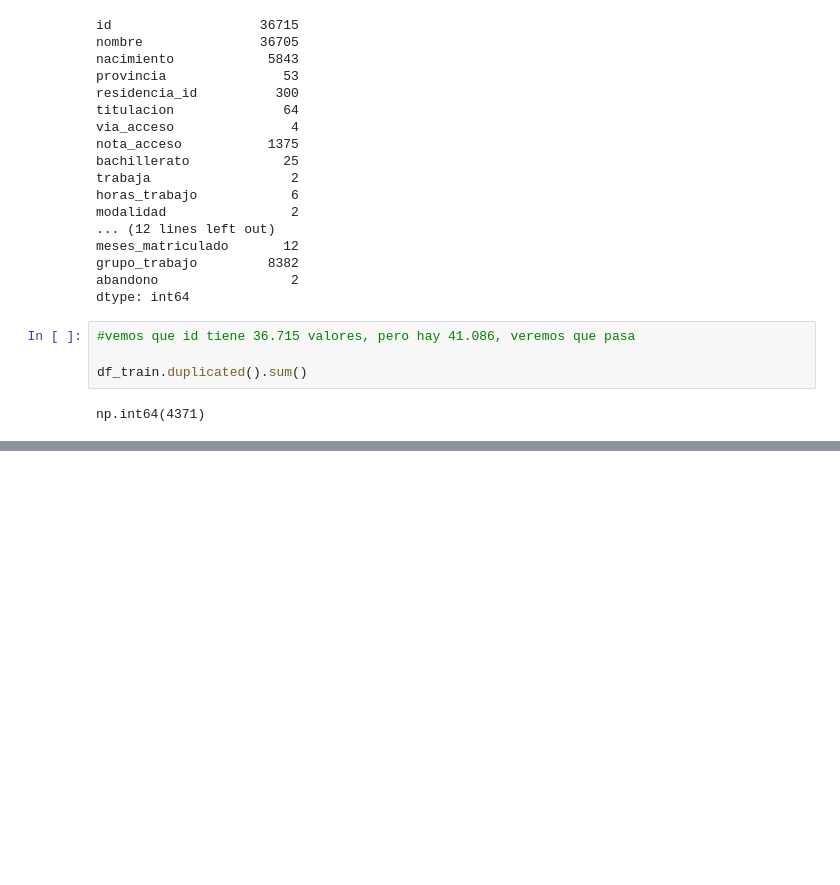
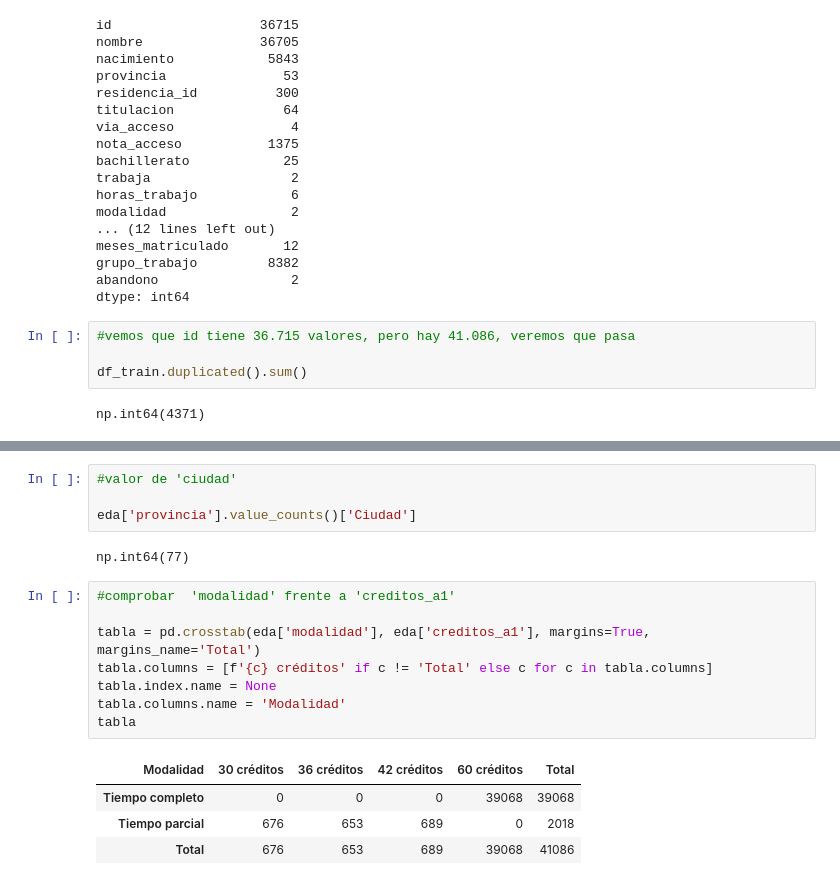
Before and after one commit to alfquito0206/data-mining-2026, a Jupyter notebook: practica-01/Práctica 1 - Análisis, procesamiento y validación .ipynb, the cells around one changed output, grey strips where cells are left out. Saved outputs shown, nothing was run; the diff lists cells and outputs as text; blank space fills up the shorter version.

```diff
--- a/practica-01/Práctica 1 - Análisis, procesamiento y validación .ipynb
+++ b/practica-01/Práctica 1 - Análisis, procesamiento y validación .ipynb
@@ -711,0 +935,19 @@ Name: nota_acceso, dtype: str
+# %%
+#valor de 'ciudad'
+
+eda['provincia'].value_counts()['Ciudad']
+# %% [output]
+np.int64(77)
+# %%
+#comprobar  'modalidad' frente a 'creditos_a1'
+
+tabla = pd.crosstab(eda['modalidad'], eda['creditos_a1'], margins=True, margins_name='Total')
+tabla.columns = [f'{c} créditos' if c != 'Total' else c for c in tabla.columns]
+tabla.index.name = None
+tabla.columns.name = 'Modalidad'
+tabla
+# %% [output]
+| Modalidad | 30 créditos | 36 créditos | 42 créditos | 60 créditos | Total |
+| Tiempo completo | 0 | 0 | 0 | 39068 | 39068 |
+| Tiempo parcial | 676 | 653 | 689 | 0 | 2018 |
+| Total | 676 | 653 | 689 | 39068 | 41086 |
```
Also changed, not shown: parts of 26 cells of this notebook, 1 other file.
